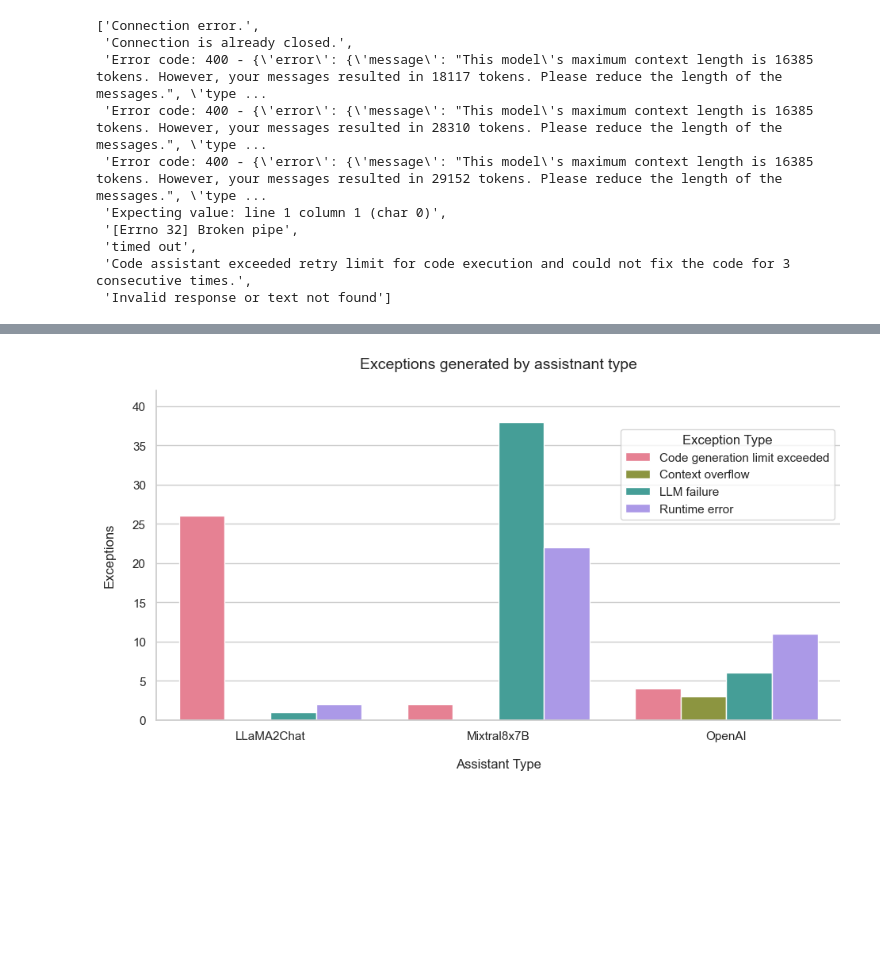
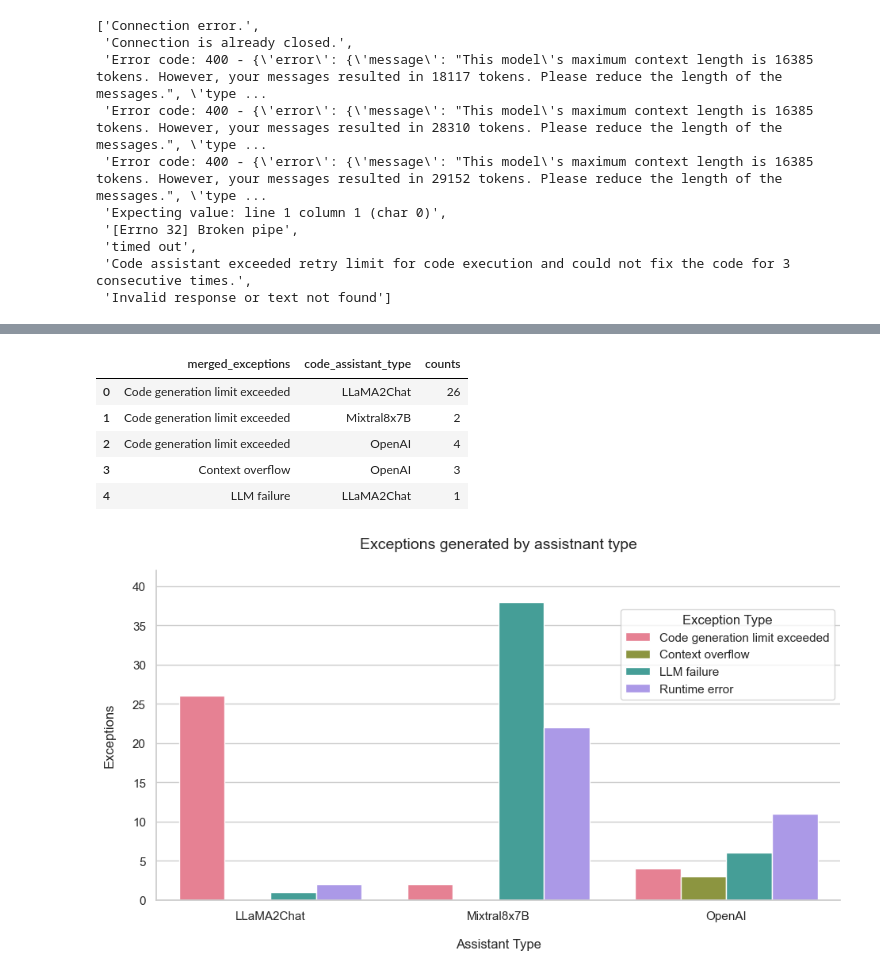
Before and after one commit to jswistak/automatic-data-analysis, a Jupyter notebook: thesis/results_analysis.ipynb, the cells around one changed output, grey strips where cells are left out. Drawn from its saved outputs; the diff is of its cells as text; code cells hidden in the pictures; blank space fills up the shorter version.

```diff
--- a/thesis/results_analysis.ipynb
+++ b/thesis/results_analysis.ipynb
@@ -209,6 +209,15 @@ def map_error_message(msg):
 df['merged_exceptions'] = df['exception'].map(map_error_message).fillna(df['exception'])
 # %%
 exceptions_df = df.groupby(['merged_exceptions', 'code_assistant_type']).size().reset_index(name='counts')
+# %%
+exceptions_df.head()
+# %% [output]
+|  | merged_exceptions | code_assistant_type | counts |
+| 0 | Code generation limit exceeded | LLaMA2Chat | 26 |
+| 1 | Code generation limit exceeded | Mixtral8x7B | 2 |
+| 2 | Code generation limit exceeded | OpenAI | 4 |
+| 3 | Context overflow | OpenAI | 3 |
+| 4 | LLM failure | LLaMA2Chat | 1 |
 # %%
 ax = sns.catplot(
     data=exceptions_df,
```
Also changed, not shown: parts of 1 cell of this notebook.
